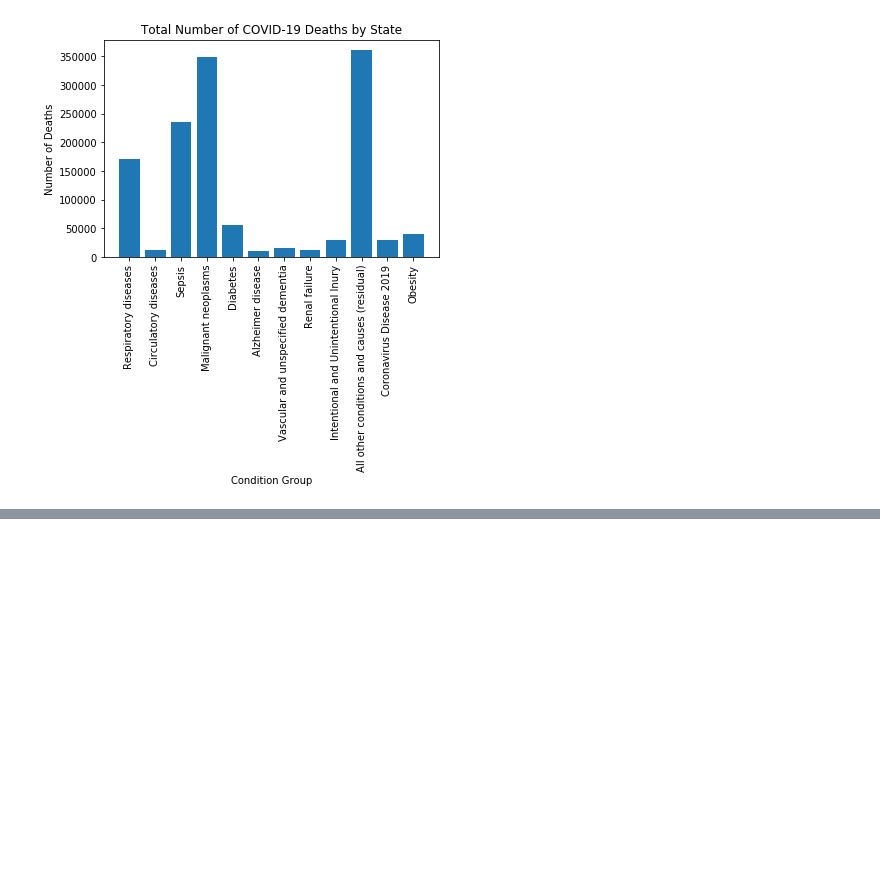
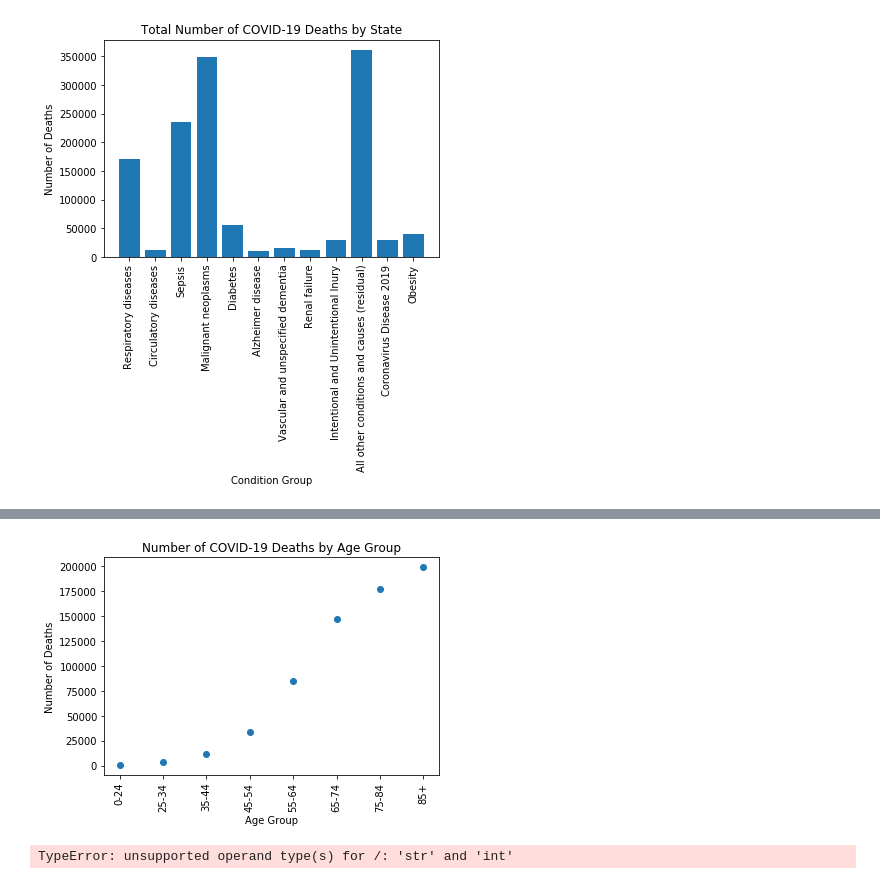
Before and after one commit to KholiswaT/demo_1, a Jupyter notebook: covid_final.ipynb, the cells around one changed output, grey strips where cells are left out. Saved outputs shown, nothing was run; the diff lists cells and outputs as text; code cells hidden in the pictures; blank space fills up the shorter version.

Commit message:
scatter plot

```diff
--- a/covid_final.ipynb
+++ b/covid_final.ipynb
@@ -154,6 +159,38 @@ fig = px.choropleth(covid_complete,locations="State", locationmode="USA-states",
 fig.show()
 # %% [output]
 [interactive output not drawn]
+# %%
+
+covid_deaths_age_group = covid_complete[covid_complete["Age Group"] != "All ages"]
+covid_deaths_age_group_2 = covid_deaths_age_group[covid_deaths_age_group["Age Group"] != "Not stated"]
+covid_deaths_age_group_2 = covid_deaths_age_group_2.sort_values(["Age Group"], ascending=True)
+x_values = covid_deaths_age_group_2['Age Group'].unique()
+covid_deaths_age = covid_deaths_age_group_2.groupby(["Age Group"]).sum()["Number of COVID-19 Deaths"]
+y_values = covid_deaths_age
+plt.scatter(x_values,y_values)
+plt.xlabel('Age Group')
+plt.ylabel('Number of Deaths')
+plt.title("Number of COVID-19 Deaths by Age Group")
+plt.xticks(rotation=90)
+plt.show()
+# %% [output]
+[figure, added]
+# %%
+
+(slope, intercept, rvalue, pvalue, stderr) = linregress(x_values, y_values)
+regress_values = x_values * slope + intercept
+line_eq = "y = " + str(round(slope,2)) + "x + " + str(round(intercept,2))
+plt.scatter(x_values,y_values)
+plt.plot(x_values,regress_values,"r-")
+plt.annotate(line_eq,(0,50),fontsize=15,color="red")
+plt.xlabel('Age Group')
+plt.ylabel('Number of Deaths')
+plt.title("Number of COVID-19 Deaths by Age Group")
+plt.xticks(rotation=90)
+print(f"The r-squared is: {rvalue**2}")
+plt.show()
+# %% [output]
+TypeError: unsupported operand type(s) for /: 'str' and 'int'
 # %%
 covid_condition_group = covid_complete.groupby(["Condition Group", "Condition"])
 covid_condition_group.count()
```
Also changed, not shown: parts of 7 cells of this notebook.
